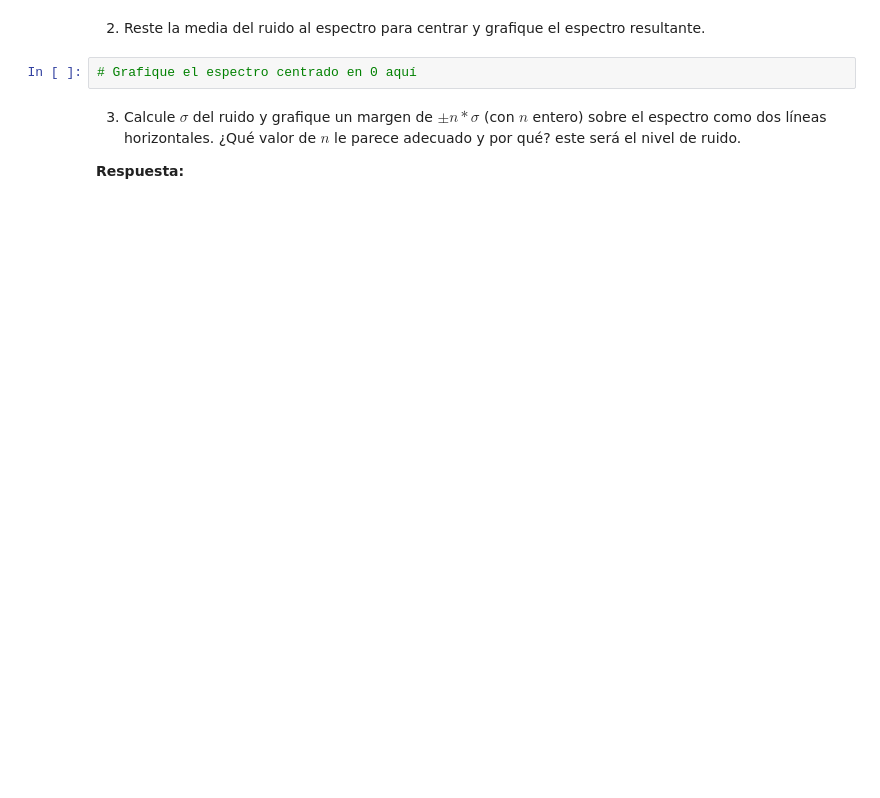
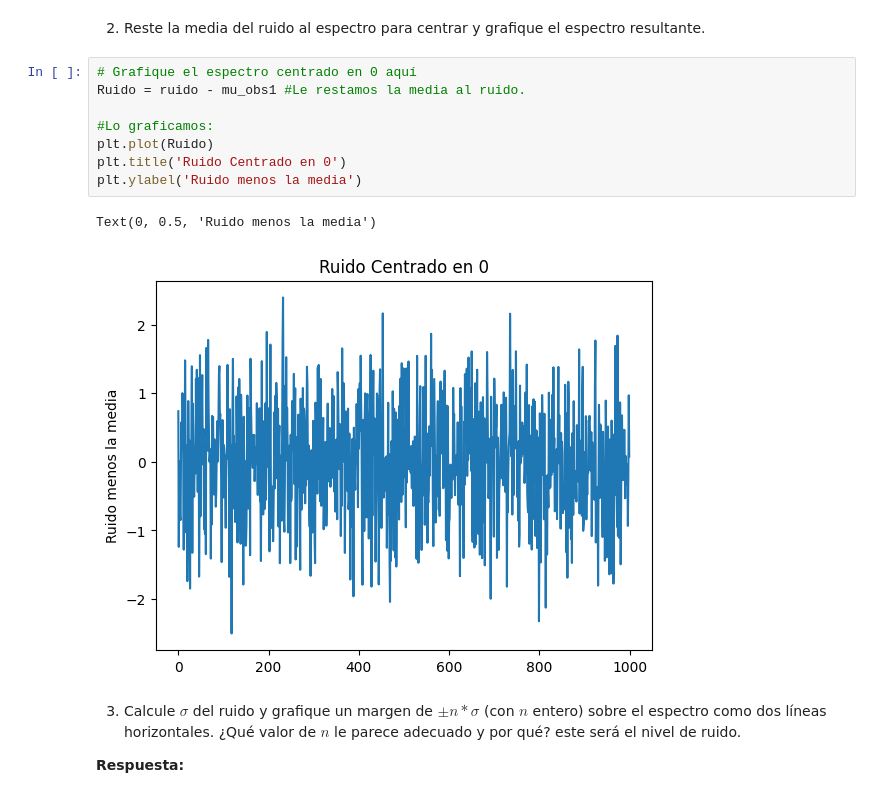
Before and after one commit to FranciscaHM/Tarea-2, a Jupyter notebook: Tarea2.ipynb, the cells around one changed output. Cells and saved outputs as stored; diff of their text form; blank space fills up the shorter version.

```diff
--- a/Tarea2.ipynb
+++ b/Tarea2.ipynb
@@ -322,7 +355,16 @@ ruido =
 # %% [markdown]
 2. Reste la media del ruido al espectro para centrar y grafique el espectro resultante.
-# %%
-# Grafique el espectro centrado en 0 aquí
+# %%
+# Grafique el espectro centrado en 0 aquí
+Ruido = ruido - mu_obs1 #Le restamos la media al ruido.
+
+#Lo graficamos:
+plt.plot(Ruido)
+plt.title('Ruido Centrado en 0')
+plt.ylabel('Ruido menos la media')
+# %% [output]
+Text(0, 0.5, 'Ruido menos la media')
+[figure, added]
 # %% [markdown]
 3. Calcule $\sigma$ del ruido y grafique un margen de $\pm n*\sigma$ (con $n$ entero) sobre el espectro como dos líneas horizontales. ¿Qué valor de $n$ le parece adecuado y por qué? este será el nivel de ruido.
 
```
Also changed, not shown: parts of 13 cells of this notebook.
